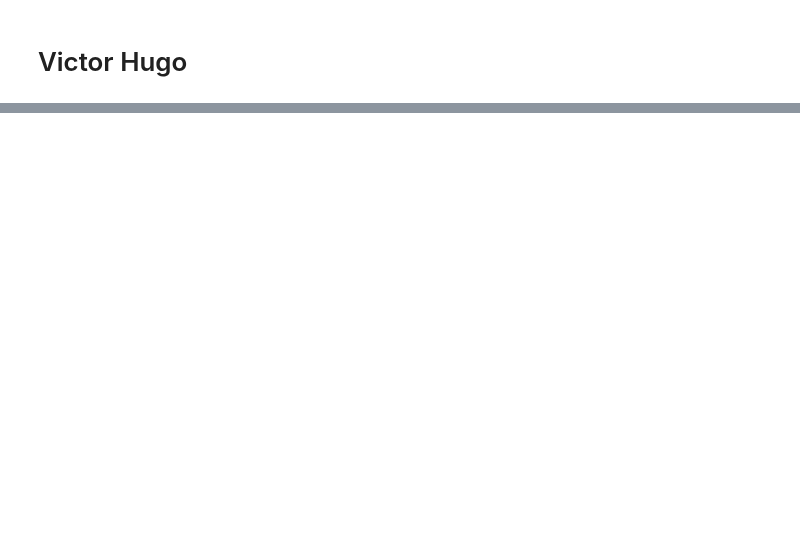
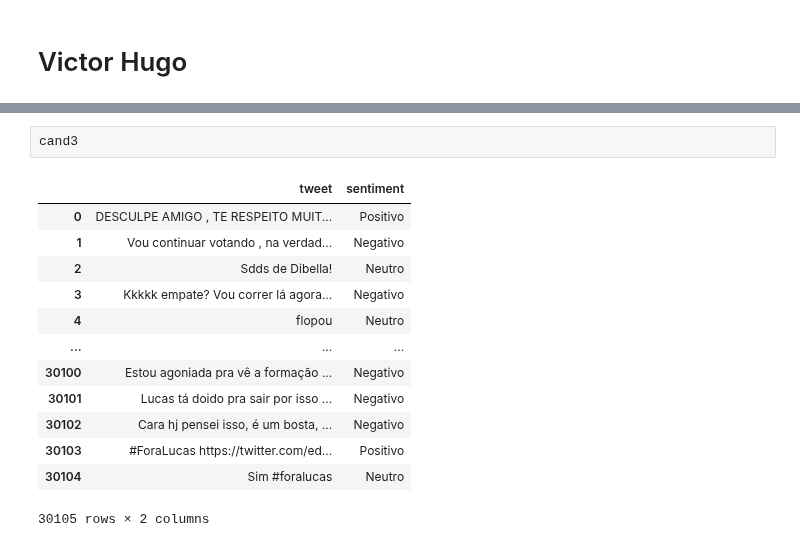
Before and after one commit to kenzosakiyama/BBBert20, a Jupyter notebook: paredao4/candidate_analysis.ipynb, the cells around one changed output, grey strips where cells are left out. Drawn from its saved outputs; the diff is of its cells as text; blank space fills up the shorter version.

```diff
--- a/paredao4/candidate_analysis.ipynb
+++ b/paredao4/candidate_analysis.ipynb
@@ -52,0 +69,16 @@ cand3["sentiment"].hist()
+# %%
+cand3
+# %% [output]
+|  | tweet | sentiment |
+| 0 | DESCULPE AMIGO , TE RESPEITO MUIT... | Positivo |
+| 1 | Vou continuar votando , na verdad... | Negativo |
+| 2 | Sdds de Dibella! | Neutro |
+| 3 | Kkkkk empate? Vou correr lá agora... | Negativo |
+| 4 | flopou | Neutro |
+| ... | ... | ... |
+| 30100 | Estou agoniada pra vê a formação ... | Negativo |
+| 30101 | Lucas tá doido pra sair por isso ... | Negativo |
+| 30102 | Cara hj pensei isso, é um bosta, ... | Negativo |
+| 30103 | #ForaLucas https://twitter.com/ed... | Positivo |
+| 30104 | Sim #foralucas | Neutro |
+30105 rows × 2 columns
```
Also changed, not shown: parts of 8 cells of this notebook, 1 other file.
